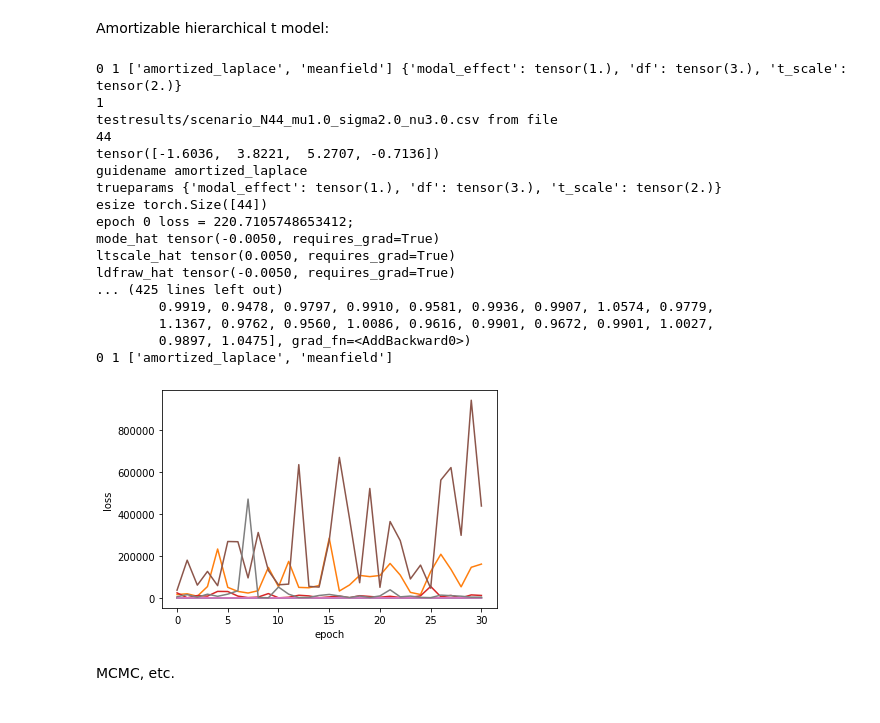
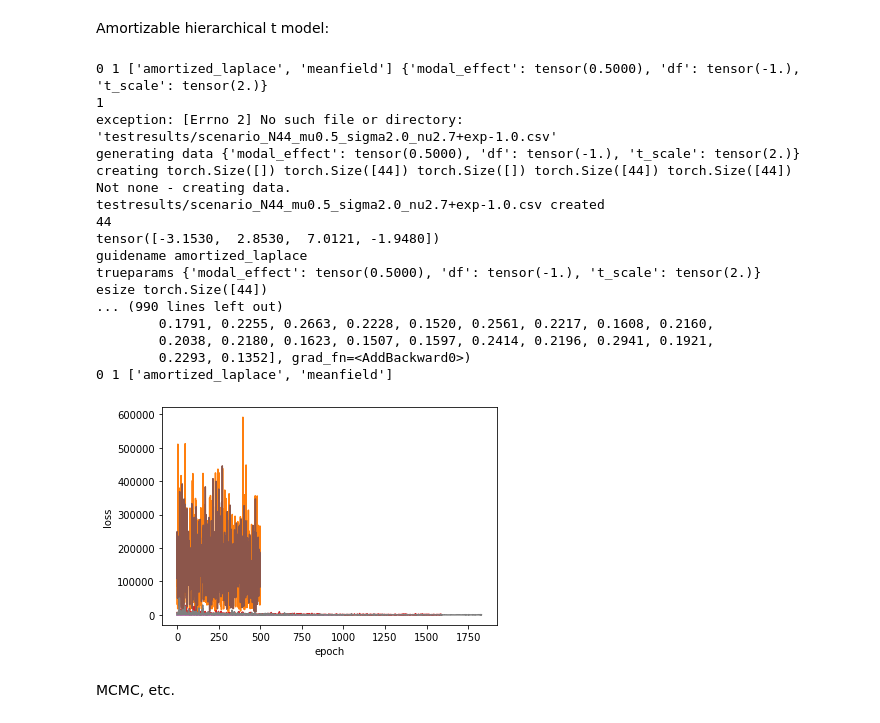
Before and after one commit to jamesonquinn/eipython, a Jupyter notebook: a.multisite.ipynb, the cells around one changed output. Cells and saved outputs as stored; diff of their text form; code cells hidden in the pictures.

```diff
--- a/a.multisite.ipynb
+++ b/a.multisite.ipynb
@@ -19,47 +19,47 @@ Amortizable hierarchical t model:
 # %%
 from importlib import reload
 import multisiteT #import *
 reload(multisiteT)
 from multisiteT import *
 import cProfile as profile
 
 #vals = MIDDF35
 guidenames = ["amortized_laplace","meanfield",]#,"MLE"]#,"laplace"
 if True:
 
     for aniter in range(1):
         for nparticles in [1]:#,5]:
-            for trueparams in [tdom_norm_params,ndom_norm_params,tdom_fat_params,ndom_fat_params,]:
+            for trueparams in [tdom_fat_params,ndom_fat_params,tdom_norm_params,ndom_norm_params,]:
                 for guidename in guidenames:
                     #
 
                     print(aniter,nparticles,guidenames,trueparams)
                     result = trainGuide(guidename,nparticles,trueparams,filename="testresults/demoT_2.csv")
                     print(aniter,nparticles,guidenames)
                     for line in range(10):
                         print()
 
 else:
     plt.plot([getMLE(.01 + x/100,1.,0,1.) for x in range(500)])
 # %% [output]
-0 1 ['amortized_laplace', 'meanfield'] {'modal_effect': tensor(1.), 'df': tensor(3.), 't_scale': tensor(2.)}
+0 1 ['amortized_laplace', 'meanfield'] {'modal_effect': tensor(0.5000), 'df': tensor(-1.), 't_scale': tensor(2.)}
 1
-testresults/scenario_N44_mu1.0_sigma2.0_nu3.0.csv from file
+exception: [Errno 2] No such file or directory: 'testresults/scenario_N44_mu0.5_sigma2.0_nu2.7+exp-1.0.csv'
+generating data {'modal_effect': tensor(0.5000), 'df': tensor(-1.), 't_scale': tensor(2.)}
+creating torch.Size([]) torch.Size([44]) torch.Size([]) torch.Size([44]) torch.Size([44])
+Not none - creating data.
+testresults/scenario_N44_mu0.5_sigma2.0_nu2.7+exp-1.0.csv created
 44
-tensor([-1.6036,  3.8221,  5.2707, -0.7136])
+tensor([-3.1530,  2.8530,  7.0121, -1.9480])
 guidename amortized_laplace
-trueparams {'modal_effect': tensor(1.), 'df': tensor(3.), 't_scale': tensor(2.)}
+trueparams {'modal_effect': tensor(0.5000), 'df': tensor(-1.), 't_scale': tensor(2.)}
 esize torch.Size([44])
-epoch 0 loss = 220.7105748653412;
-mode_hat tensor(-0.0050, requires_grad=True)
-ltscale_hat tensor(0.0050, requires_grad=True)
-ldfraw_hat tensor(-0.0050, requires_grad=True)
-... (425 lines left out)
-        0.9919, 0.9478, 0.9797, 0.9910, 0.9581, 0.9936, 0.9907, 1.0574, 0.9779,
-        1.1367, 0.9762, 0.9560, 1.0086, 0.9616, 0.9901, 0.9672, 0.9901, 1.0027,
-        0.9897, 1.0475], grad_fn=<AddBackward0>)
+... (990 lines left out)
+        0.1791, 0.2255, 0.2663, 0.2228, 0.1520, 0.2561, 0.2217, 0.1608, 0.2160,
+        0.2038, 0.2180, 0.1623, 0.1507, 0.1597, 0.2414, 0.2196, 0.2941, 0.1921,
+        0.2293, 0.1352], grad_fn=<AddBackward0>)
 0 1 ['amortized_laplace', 'meanfield']
-[figure, old version]
+[figure, new version]
 # %% [markdown]
 MCMC, etc.
 # %%
```
Also changed, not shown: parts of 2 cells of this notebook, 22 other files.
